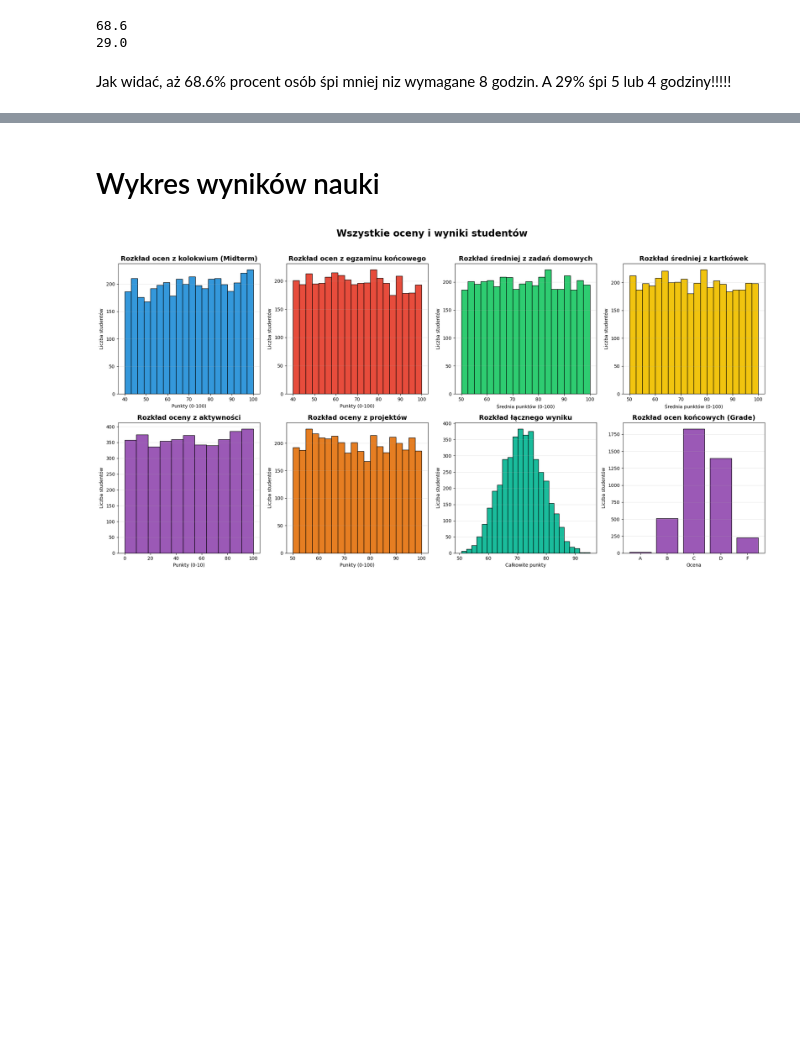
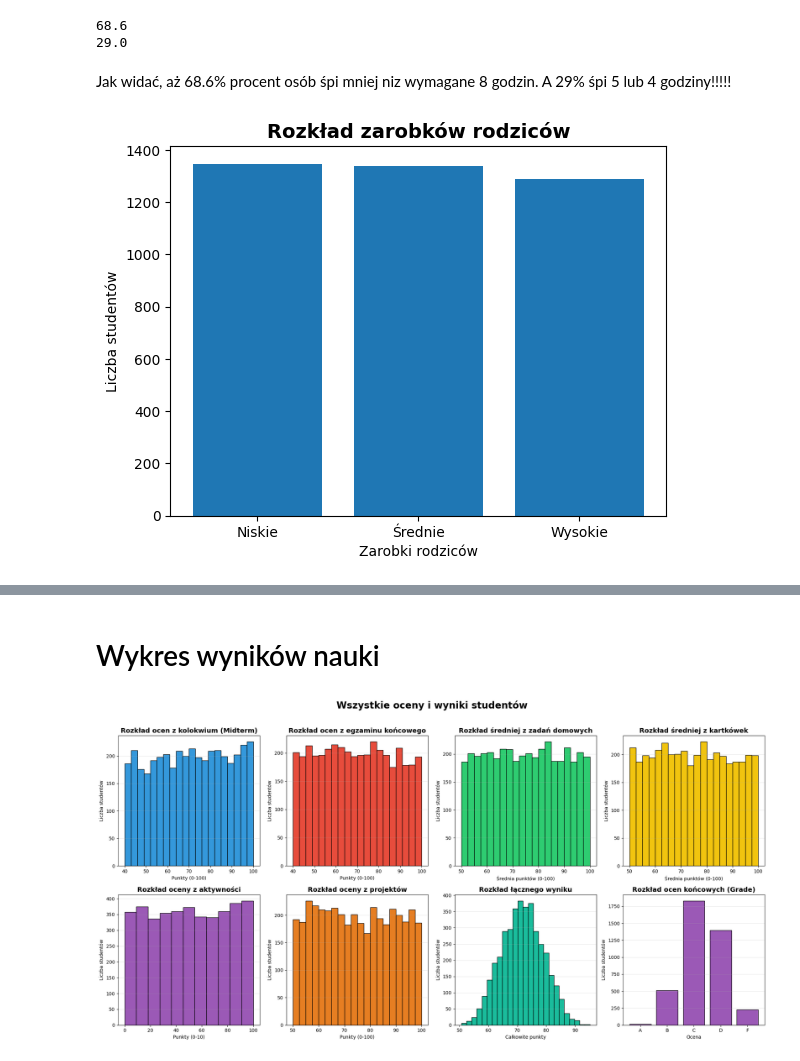
Before and after one commit to MichalTarnawa/Ind_Wizu_Projekt, a Jupyter notebook: WIZU_Projekt.ipynb, the cells around one changed output, grey strips where cells are left out. Cells and saved outputs as stored; diff of their text form; code cells hidden in the pictures; blank space fills up the shorter version.

```diff
--- a/WIZU_Projekt.ipynb
+++ b/WIZU_Projekt.ipynb
@@ -34,7 +43,7 @@ First_Name,First_Name,Email - dane te nie są potrzebne z analizie, gdyż są to
 # %%
 import pandas as pd
 import numpy as np
-df = pd.read_csv(r"C:\Users\micha\OneDrive\Pulpit\SEM V\Algorytmy eksploracji\Projekt\Students Performance Dataset.csv")
+df = pd.read_csv(path+"\Students Performance Dataset.csv")
 df.info()
 # %% [output]
 <class 'pandas.core.frame.DataFrame'>
@@ -84,0 +96,4 @@ Jak widać udało nam się 1025 pozycje z nullami
+# %%
+print(df["Parent_Education_Level"].unique())
+Parent_Education = {"Master's":0, "High School":1, "Bachelor's":2, "PhD":3}
+df=df.replace(Parent_Education)
@@ -84,0 +102,4 @@ Jak widać udało nam się 1025 pozycje z nullami
+# %%
+print(df["Family_Income_Level"].unique())
+Family_income = {"Low":0, "Medium":1, "High":2}
+df=df.replace(Family_income)
@@ -84,0 +108,4 @@ Jak widać udało nam się 1025 pozycje z nullami
+# %%
+print(df["Internet_Access_at_Home"].unique())
+Internet_access = {"No":0, "Yes":1}
+df=df.replace(Internet_access)
@@ -215,3 +244,12 @@ print(10.7+18.3)
 # %% [markdown]
 Jak widać, aż 68.6% procent osób śpi mniej niz wymagane 8 godzin.
 A 29% śpi 5 lub 4 godziny!!!!!
+# %%
+plt.bar(range(len(df['Family_Income_Level'].unique())),df['Family_Income_Level'].value_counts())
+plt.title('Rozkład zarobków rodziców', fontsize=14, fontweight='bold')
+plt.xticks(range(3),["Niskie", "Średnie", "Wysokie"])
+plt.xlabel('Zarobki rodziców')
+plt.ylabel('Liczba studentów')
+plt.show()
+# %% [output]
+[figure, added]
```
Also changed, not shown: parts of 24 cells of this notebook.
